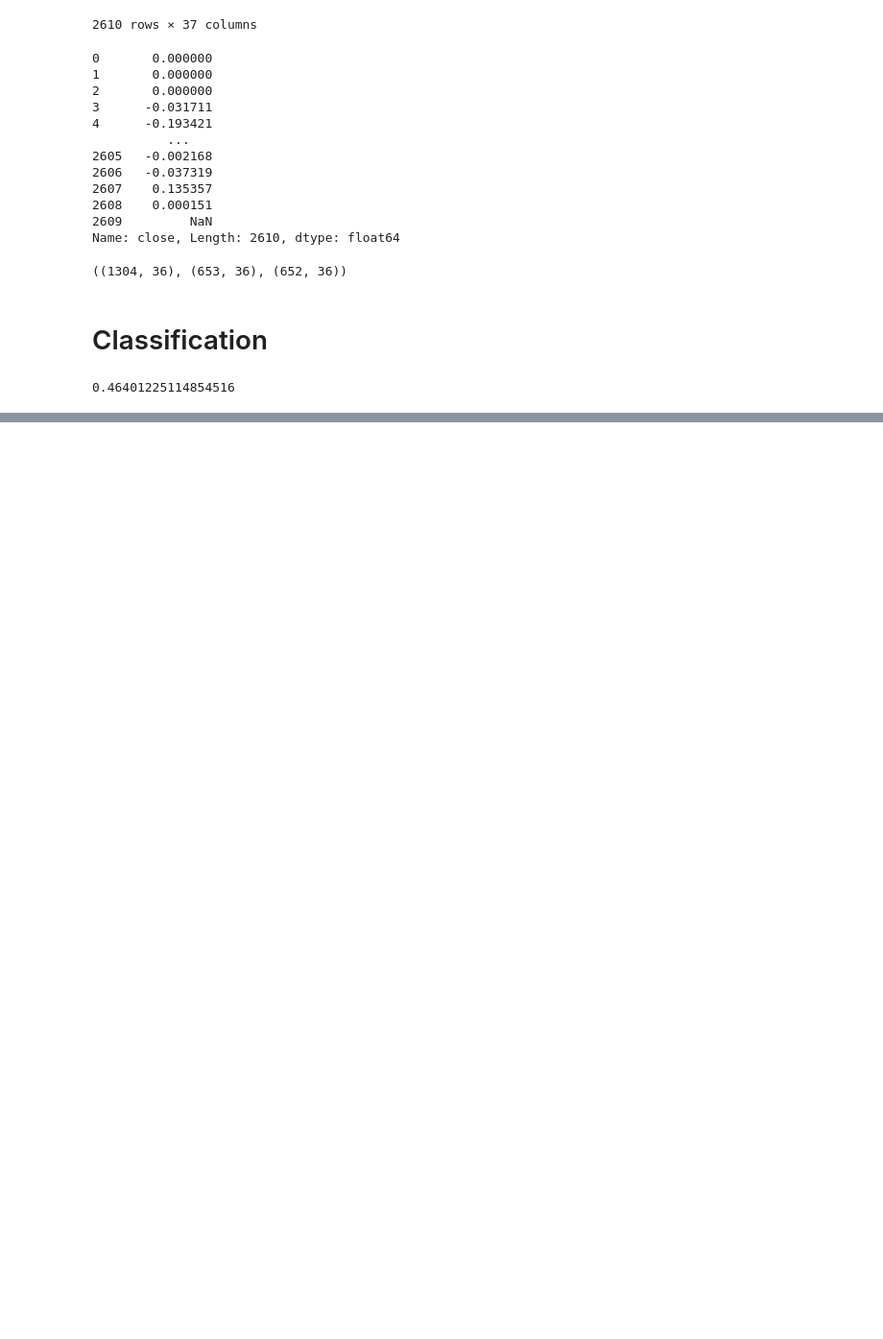
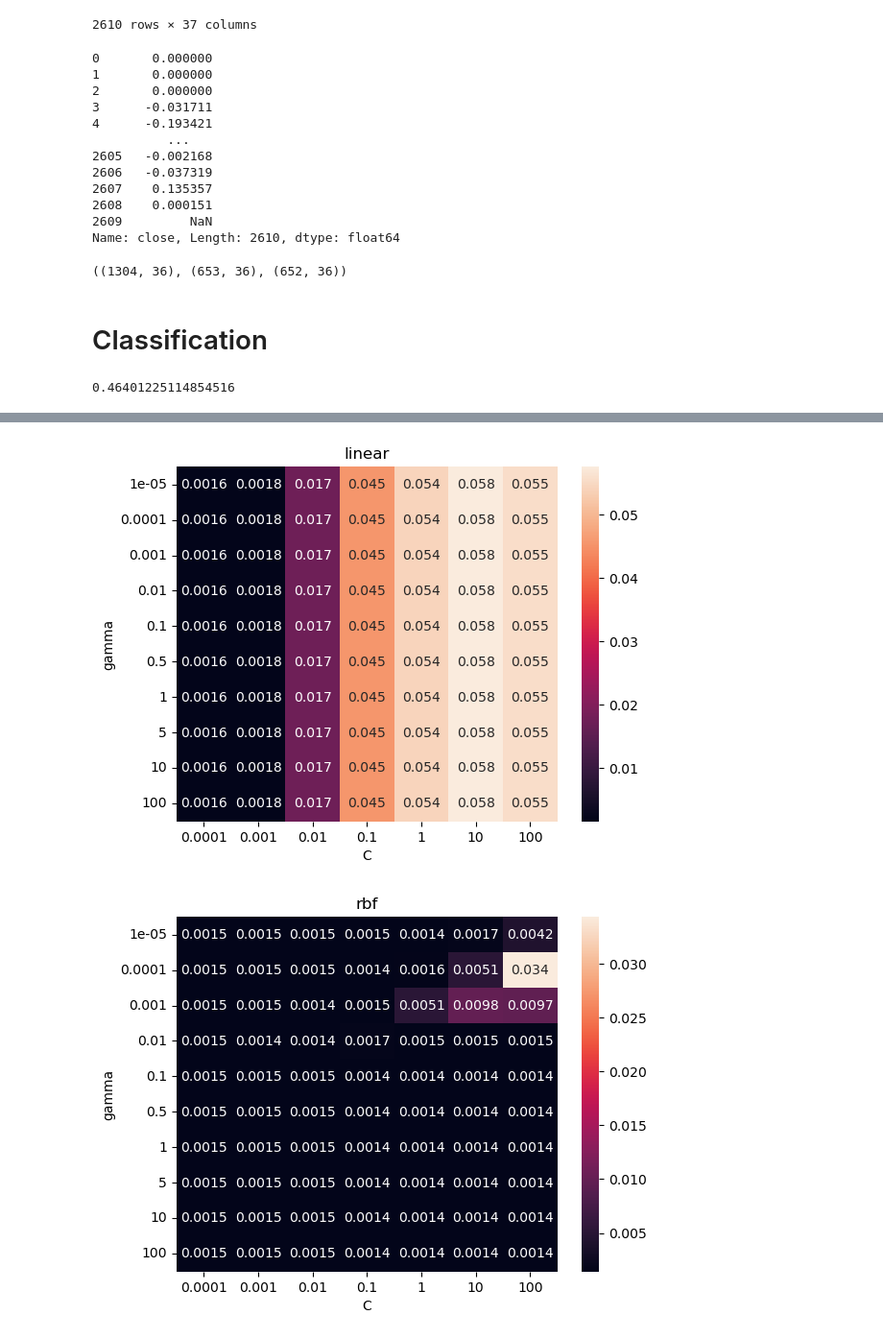
Before and after one commit to lorebenzo/btc-price-prediction, a Jupyter notebook: project/notebook.ipynb, the cells around one changed output, grey strips where cells are left out. Shown at 96% size. Drawn from its saved outputs; the diff is of its cells as text; code cells hidden in the pictures; blank space fills up the shorter version.

```diff
--- a/project/notebook.ipynb
+++ b/project/notebook.ipynb
@@ -164,0 +205,25 @@ for n in n_trees:
+# %%
+# Try with support vector regression with linear, radial, polynomial kernel and mse loss
+from sklearn.svm import SVR
+
+kernels = ['linear', 'rbf', 'poly']
+gamma = [1e-5, 1e-4, 1e-3, 1e-2, 1e-1, 0.5, 1, 5, 10, 100]
+C = [1e-4, 1e-3, 1e-2, 1e-1, 1, 10, 100]
+
+# For each kernel, make a heatmap of the mse for each gamma and C value
+for kernel in kernels:
+    mse = np.zeros((len(gamma), len(C)))
+    for i in range(len(gamma)):
+        for j in range(len(C)):
+            model = SVR(kernel=kernel, gamma=gamma[i], C=C[j])
+            model.fit(X_train_scaled, y_train)
+            y_pred = model.predict(X_val_scaled)
+            mse[i][j] = np.mean((y_val - y_pred) ** 2)
+    sns.heatmap(mse, annot=True, xticklabels=C, yticklabels=gamma)
+    plt.title(kernel)
+    plt.xlabel('C')
+    plt.ylabel('gamma')
+    plt.show()
+# %% [output]
+[figure, added]
+[figure, added]
```
Also changed, not shown: parts of 15 cells of this notebook.
